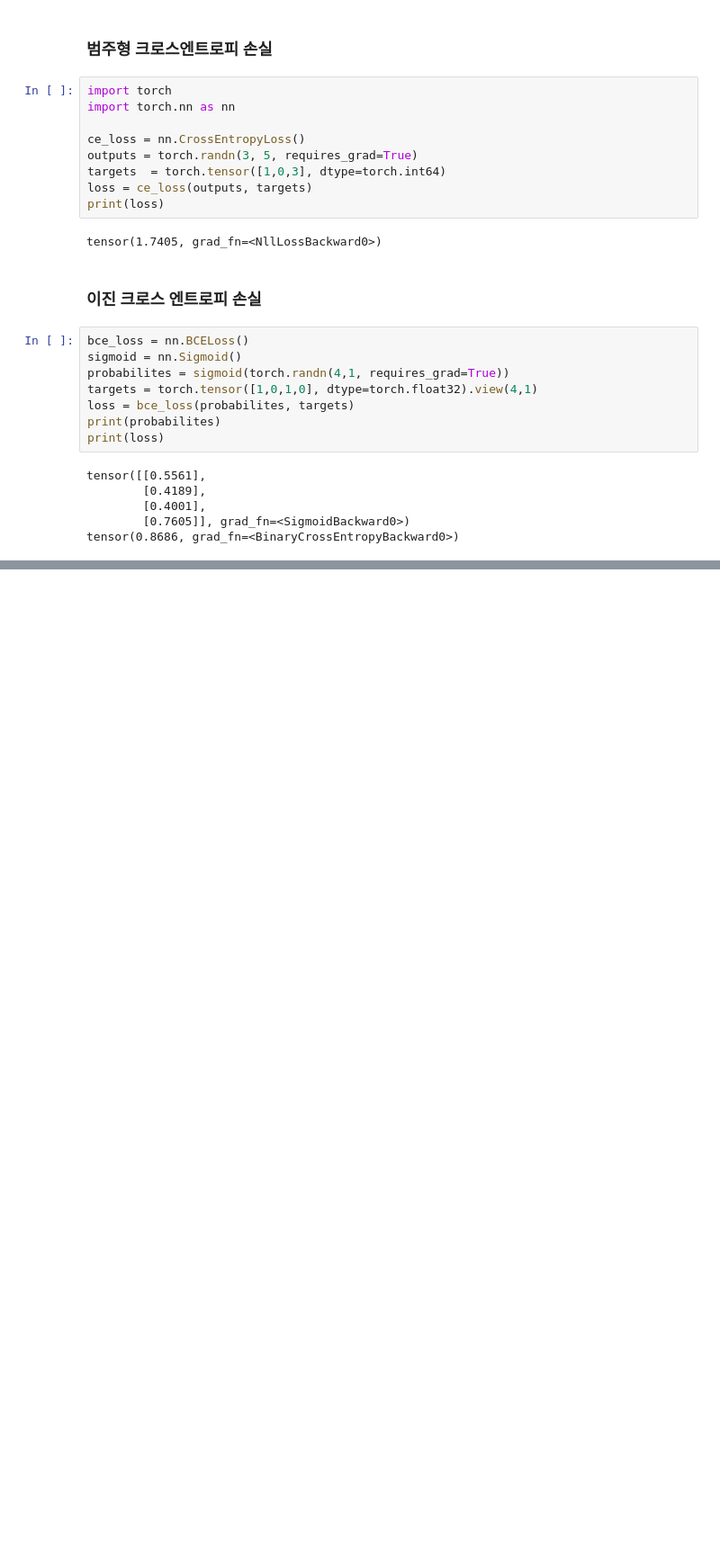
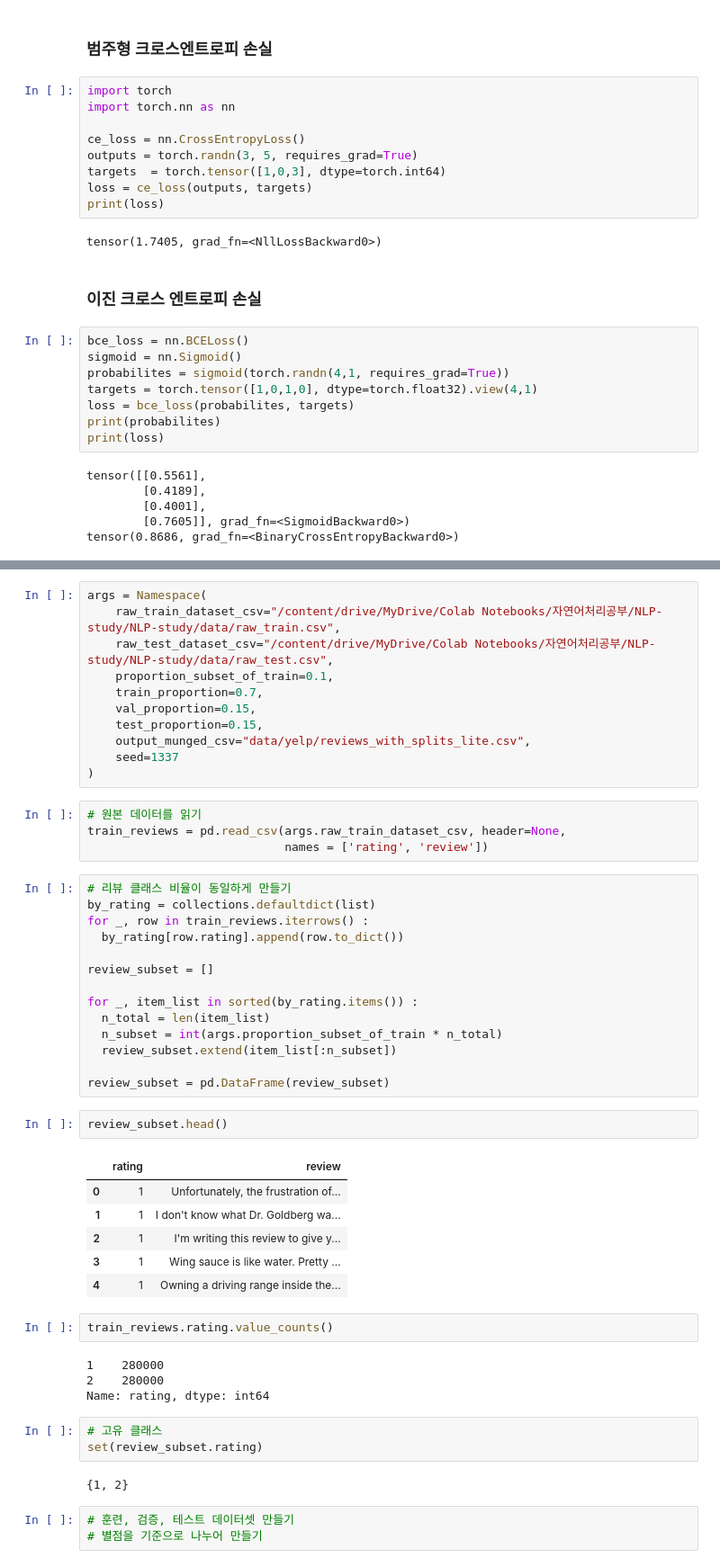
Before and after one commit to chw8207/NLP-study, a Jupyter notebook: 신경망의_기본요소.ipynb, the cells around one changed output, grey strips where cells are left out. Shown at 90% size. Drawn from its saved outputs; the diff is of its cells as text; blank space fills up the shorter version.

Commit message:
Colaboratory를 통해 생성됨

```diff
--- a/신경망의_기본요소.ipynb
+++ b/신경망의_기본요소.ipynb
@@ -147,0 +213,52 @@ tensor([[1.],
+# %%
+args = Namespace(
+    raw_train_dataset_csv="/content/drive/MyDrive/Colab Notebooks/자연어처리공부/NLP-study/NLP-study/data/raw_train.csv",
+    raw_test_dataset_csv="/content/drive/MyDrive/Colab Notebooks/자연어처리공부/NLP-study/NLP-study/data/raw_test.csv",
+    proportion_subset_of_train=0.1,
+    train_proportion=0.7,
+    val_proportion=0.15,
+    test_proportion=0.15,
+    output_munged_csv="data/yelp/reviews_with_splits_lite.csv",
+    seed=1337
+)
+# %%
+# 원본 데이터를 읽기
+train_reviews = pd.read_csv(args.raw_train_dataset_csv, header=None,
+                            names = ['rating', 'review'])
+# %%
+# 리뷰 클래스 비율이 동일하게 만들기
+by_rating = collections.defaultdict(list)
+for _, row in train_reviews.iterrows() :
+  by_rating[row.rating].append(row.to_dict())
+
+review_subset = []
+
+for _, item_list in sorted(by_rating.items()) :
+  n_total = len(item_list)
+  n_subset = int(args.proportion_subset_of_train * n_total)
+  review_subset.extend(item_list[:n_subset])
+
+review_subset = pd.DataFrame(review_subset)
+# %%
+review_subset.head()
+# %% [output]
+|  | rating | review |
+| 0 | 1 | Unfortunately, the frustration of... |
+| 1 | 1 | I don't know what Dr. Goldberg wa... |
+| 2 | 1 | I'm writing this review to give y... |
+| 3 | 1 | Wing sauce is like water. Pretty ... |
+| 4 | 1 | Owning a driving range inside the... |
+# %%
+train_reviews.rating.value_counts()
+# %% [output]
+1    280000
+2    280000
+Name: rating, dtype: int64
+# %%
+# 고유 클래스
+set(review_subset.rating)
+# %% [output]
+{1, 2}
+# %%
+# 훈련, 검증, 테스트 데이터셋 만들기
+# 별점을 기준으로 나누어 만들기
```
Also changed, not shown: parts of 13 cells of this notebook.
